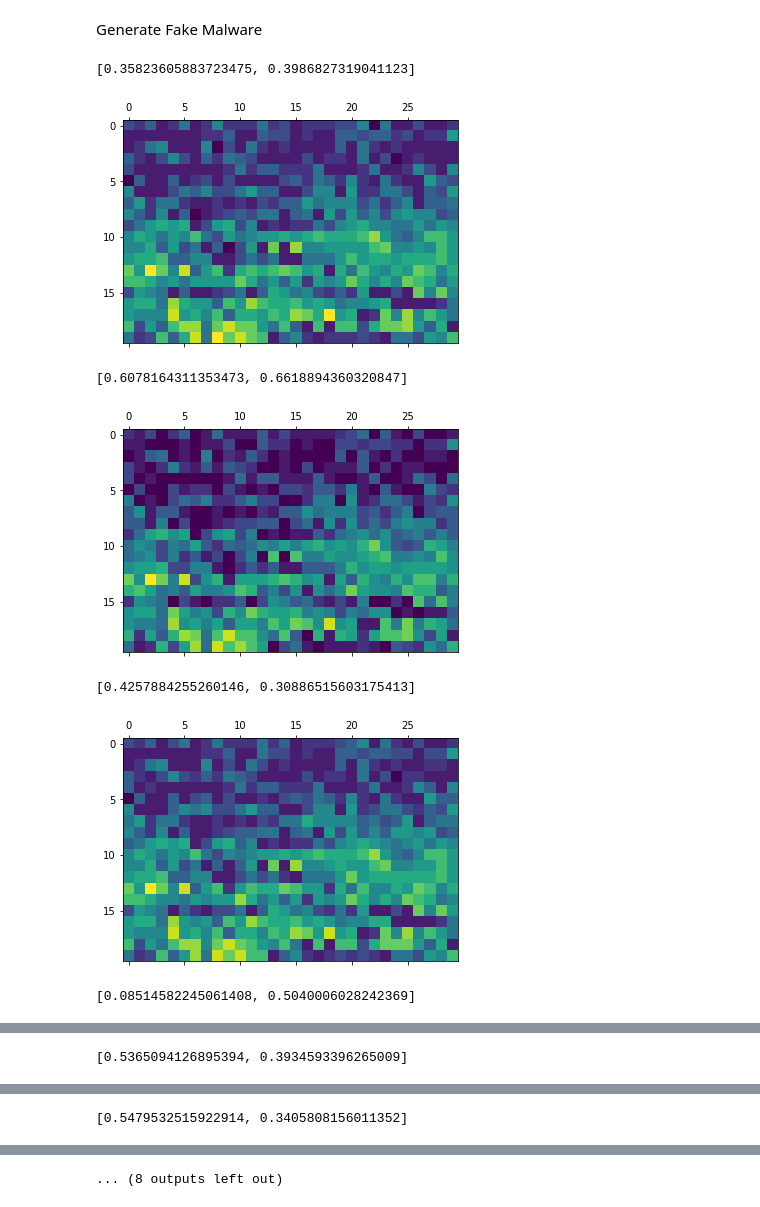
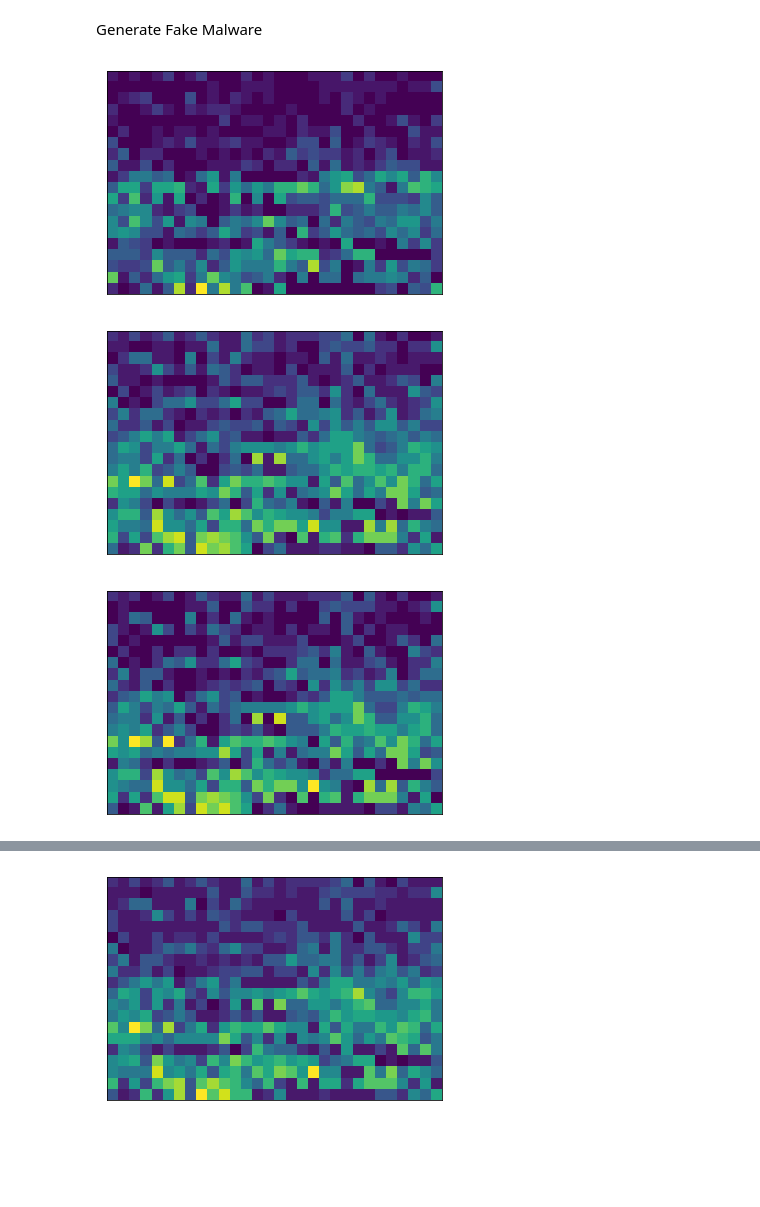
Before and after one commit to luong-david/Masters_Project_Writing, a Jupyter notebook: code-20230116T073801Z-001/vae_dense_opcode.ipynb, the cells around one changed output, grey strips where cells are left out. Saved outputs shown, nothing was run; the diff lists cells and outputs as text; code cells hidden in the pictures; blank space fills up the shorter version.

```diff
--- a/code-20230116T073801Z-001/vae_dense_opcode.ipynb
+++ b/code-20230116T073801Z-001/vae_dense_opcode.ipynb
@@ -48,7 +48,7 @@ matplotlib: 3.5.0
 Define Run Settings
 # %%
 # parameters
-real_malware = 'WinWebSec' # OnLineGames, Renos, VBInject, WinWebSec, Zbot
+real_malware = 'WinWebSec' # OnLineGames, Renos, VBInject, WinWebSec, Zbot, Mixed
 
 use_harshit = 0 # 1 to use Harshit's fake samples, other to use Albert's
 unique_opcodes = 1 # 0 = visualize_explore/opcodes, 1 = fake_tests/opdicts
@@ -75,6 +75,9 @@ elif real_malware == 'VBInject':
 elif real_malware == 'Zbot':
     fake_malware = 'zbot'
     savedir_malware = 'zbot'
+elif real_malware == 'Mixed':
+    fake_malware = 'mixed'
+    savedir_malware = 'mixed'
 else:
     print('!!!Malware not found!!!')
 # %% [markdown]
@@ -411,6 +414,9 @@ Visualize the Latent Space
 # %%
 a,b,c = encoder.predict(X_train_reshaped)
 embeddings = sampling([a, b])
+
+mu = np.mean(a)
+sig = np.sqrt(abs(np.mean(b)))
 
 figsize = 12
 plt.figure(figsize=(figsize, figsize))
@@ -460,40 +466,45 @@ Generate Fake Malware
 # %%
 # Input latent space coordinates
 
 for nF in range(number_files):
     randomlist = []
     for i in range(0,latent_dim):
         #n = random.randint(0,len(opcodes_into_list))
         #n = (random.random() - 0.5)*2
-        n = random.random()
+        #n = random.random()
+        #n = 2*random.random()-1
+        n = np.random.normal(mu, sig)
         randomlist.append(n)
-    print(randomlist)
     z_sample_opcode=[randomlist]
 
     # Decode latent inputs (i.e., generate new outputs)
     opcode_decoded = decoder.predict(z_sample_opcode)
 
     tmp = np.rint(opcode_decoded.reshape(20,30)*len(opcodes_into_list)).astype(int)
 
     # Reshape and display the image
     plt.matshow(tmp)
-    plt.show()
+    ax = plt.gca()
+    ax.get_xaxis().set_visible(False)
+    ax.get_yaxis().set_visible(False)
 
     # map output back to opcodes and write
-    my_fp = './code/fake_tests/vae_dense_samples/'
-    my_opcodes = open(my_fp + fake_malware + '/' + 'generated_' + real_malware + '_' + str(nF+1) + '.txt','a+')
+    my_fp = './code/fake_tests/'
+    my_opcodes = open(my_fp + 'vae_dense_samples' + '/' + fake_malware + '/' + 'generated_' + real_malware + '_' + str(nF+1) + '.txt','a+')
 
     for row in tmp:
         for col in row:
+            # random opcode if index greater than len(opcodes_into_list)
+            if col >= len(opcodes_into_list) - 1:
+                col = random.randint(0,len(opcodes_into_list) - 1)
             my_opcodes.write(opcodes_into_list[col])
             my_opcodes.write('\n')
     # close opcodes file
     my_opcodes.close()
+
+    # save images
+    plt.savefig(my_fp + 'vae_dense_images/' + savedir_malware + '/' + 'generated_' + real_malware + '_' + str(nF+1) + '.png')
 # %% [output]
-[0.35823605883723475, 0.3986827319041123]
-[figure, old version]
+[figure, new version]
-[0.6078164311353473, 0.6618894360320847]
-[figure, old version]
+[figure, new version]
-[0.4257884255260146, 0.30886515603175413]
-[figure, old version]
+[figure, new version]
-[0.08514582245061408, 0.5040006028242369]
@@ -501 +511,0 @@ for nF in range(number_files):
-[0.5365094126895394, 0.3934593396265009]
@@ -503 +512,0 @@ for nF in range(number_files):
-[0.5479532515922914, 0.3405808156011352]
@@ -505 +514 @@ for nF in range(number_files):
-... (8 outputs left out)
+[figure, added]
```
Also changed, not shown: parts of 3 cells of this notebook, 1 other file.
